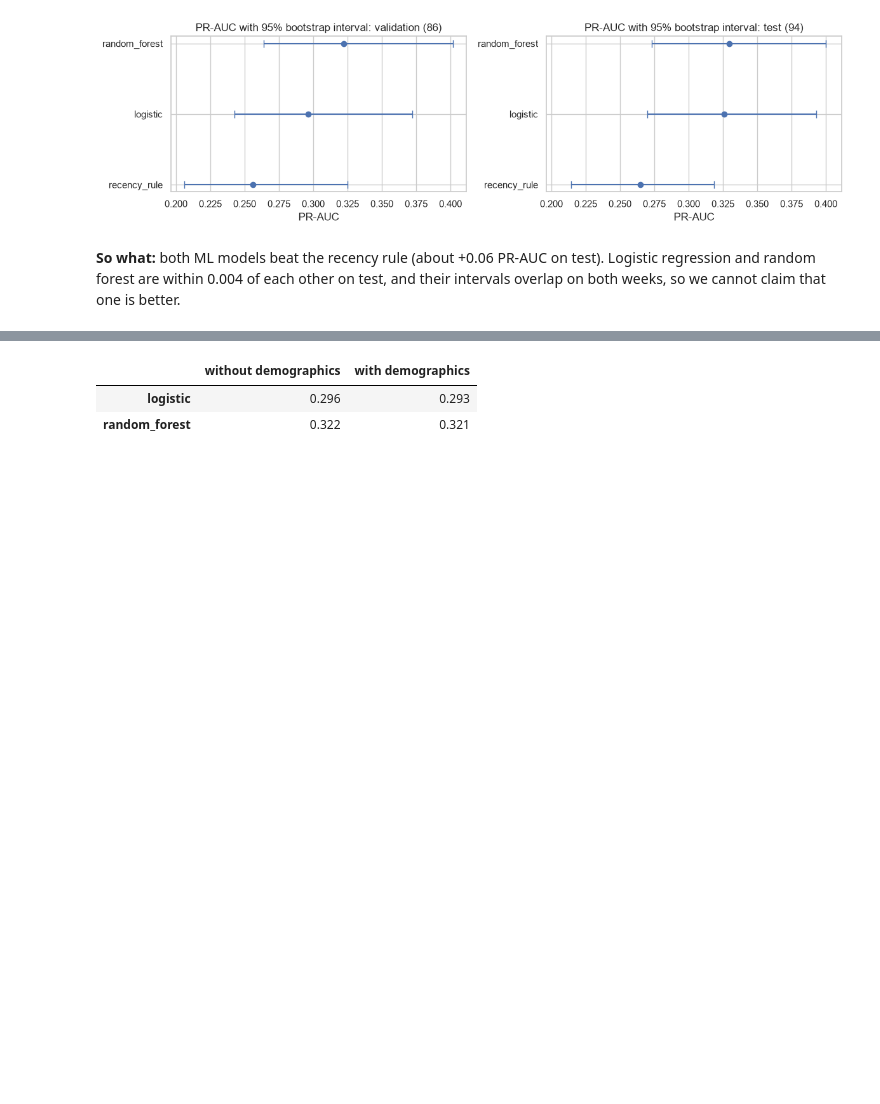
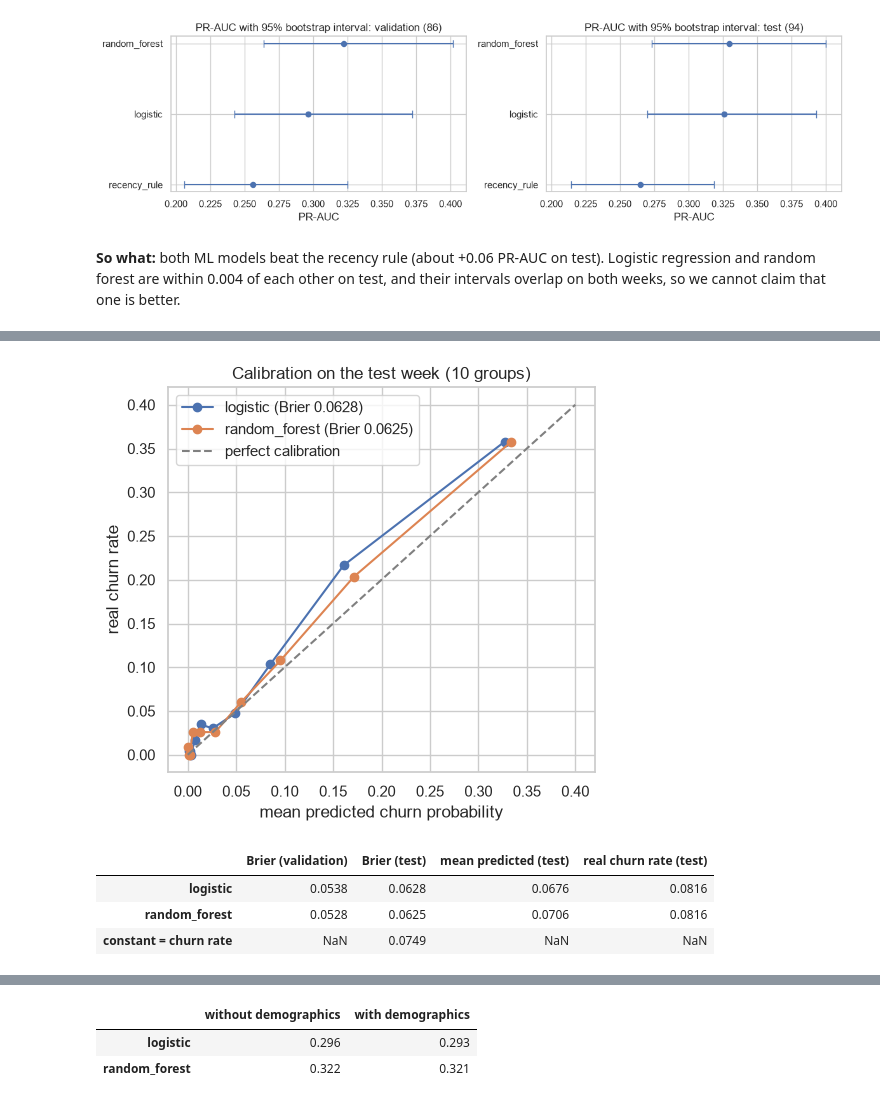
Before and after one commit to NamAnh-dev/Dunnhumby-retention-campaign, a Jupyter notebook: notebooks/02_modeling.ipynb, the cells around one changed output, grey strips where cells are left out. Saved outputs shown, nothing was run; the diff lists cells and outputs as text; code cells hidden in the pictures; blank space fills up the shorter version.

```diff
--- a/notebooks/02_modeling.ipynb
+++ b/notebooks/02_modeling.ipynb
@@ -284,0 +293,34 @@ plt.show()
+# %%
+from sklearn.calibration import calibration_curve
+from sklearn.metrics import brier_score_loss
+
+y_test = test_scores["churn"]
+fig, ax = plt.subplots(figsize=(5.5, 5))
+for name in ["logistic", "random_forest"]:
+    prob = test_scores[f"score_{name}"]
+    real, predicted = calibration_curve(y_test, prob, n_bins=10, strategy="quantile")
+    ax.plot(predicted, real, marker="o", label=f"{name} (Brier {brier_score_loss(y_test, prob):.4f})")
+ax.plot([0, 0.4], [0, 0.4], ls="--", c="grey", label="perfect calibration")
+ax.set(title="Calibration on the test week (10 groups)", xlabel="mean predicted churn probability", ylabel="real churn rate")
+ax.legend()
+fig.savefig(FIGURES_DIR / "calibration_curve.png", dpi=120, bbox_inches="tight")
+plt.show()
+# %% [output]
+[figure, added]
+# %%
+summary = {}
+for name in ["logistic", "random_forest"]:
+    summary[name] = {
+        "Brier (validation)": brier_score_loss(valid_scores["churn"], valid_scores[f"score_{name}"]),
+        "Brier (test)": brier_score_loss(y_test, test_scores[f"score_{name}"]),
+        "mean predicted (test)": test_scores[f"score_{name}"].mean(),
+        "real churn rate (test)": y_test.mean(),
+    }
+summary["constant = churn rate"] = {"Brier (test)": brier_score_loss(y_test, np.full(len(y_test), y_test.mean()))}
+with pd.option_context("display.precision", 4):
+    display(pd.DataFrame(summary).T)
+# %% [output]
+|  | Brier (validation) | Brier (test) | mean predicted (test) | real churn rate (test) |
+| logistic | 0.0538 | 0.0628 | 0.0676 | 0.0816 |
+| random_forest | 0.0528 | 0.0625 | 0.0706 | 0.0816 |
+| constant = churn rate | NaN | 0.0749 | NaN | NaN |
```
Also changed, not shown: parts of 4 cells of this notebook, 1 other file.
